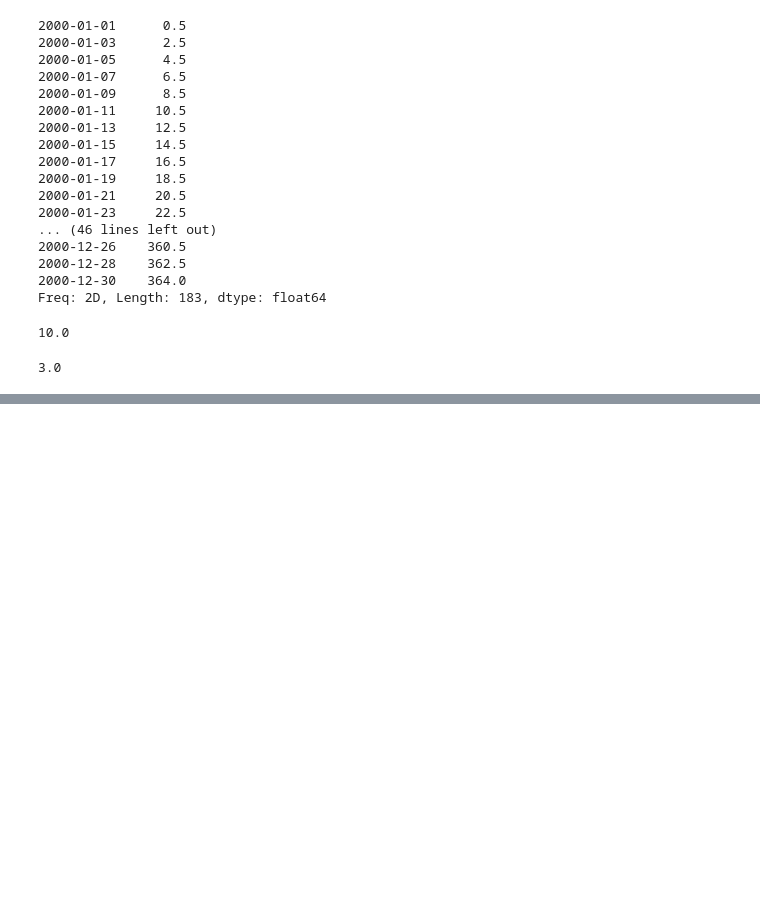
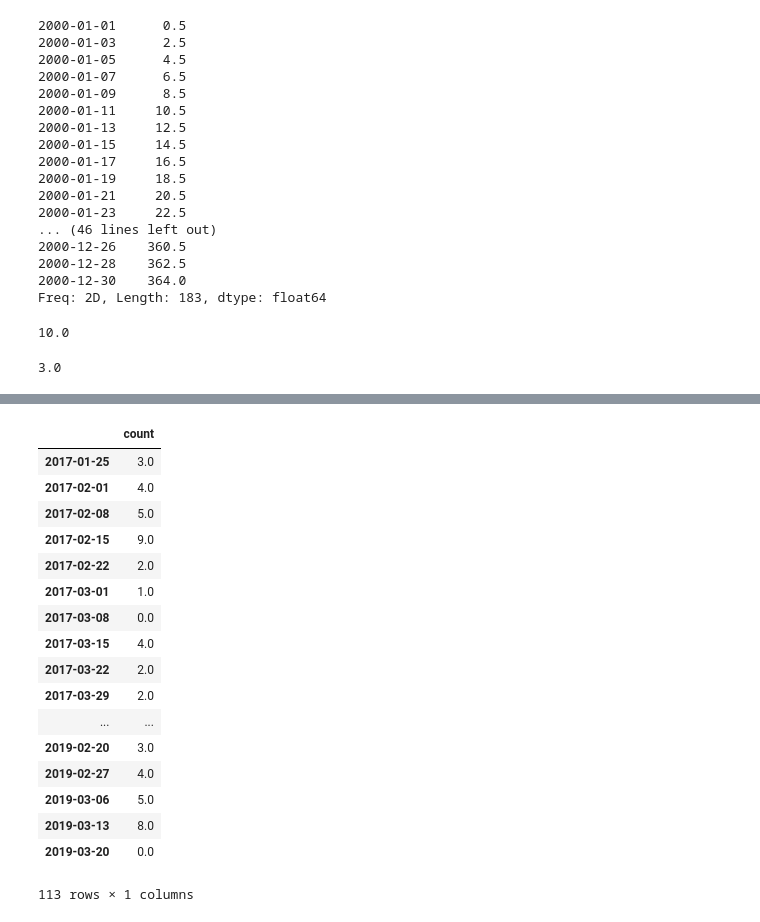
Before and after one commit to mng12689/predictit, a Jupyter notebook: Untitled.ipynb, the cells around one changed output, grey strips where cells are left out. Saved outputs shown, nothing was run; the diff lists cells and outputs as text; code cells hidden in the pictures; blank space fills up the shorter version.

```diff
--- a/Untitled.ipynb
+++ b/Untitled.ipynb
@@ -293,0 +343,21 @@ True
+# %%
+bucketed('7D')
+# %% [output]
+|  | count |
+| 2017-01-25 | 3.0 |
+| 2017-02-01 | 4.0 |
+| 2017-02-08 | 5.0 |
+| 2017-02-15 | 9.0 |
+| 2017-02-22 | 2.0 |
+| 2017-03-01 | 1.0 |
+| 2017-03-08 | 0.0 |
+| 2017-03-15 | 4.0 |
+| 2017-03-22 | 2.0 |
+| 2017-03-29 | 2.0 |
+| ... | ... |
+| 2019-02-20 | 3.0 |
+| 2019-02-27 | 4.0 |
+| 2019-03-06 | 5.0 |
+| 2019-03-13 | 8.0 |
+| 2019-03-20 | 0.0 |
+113 rows × 1 columns
```
Also changed, not shown: parts of 14 cells of this notebook.
